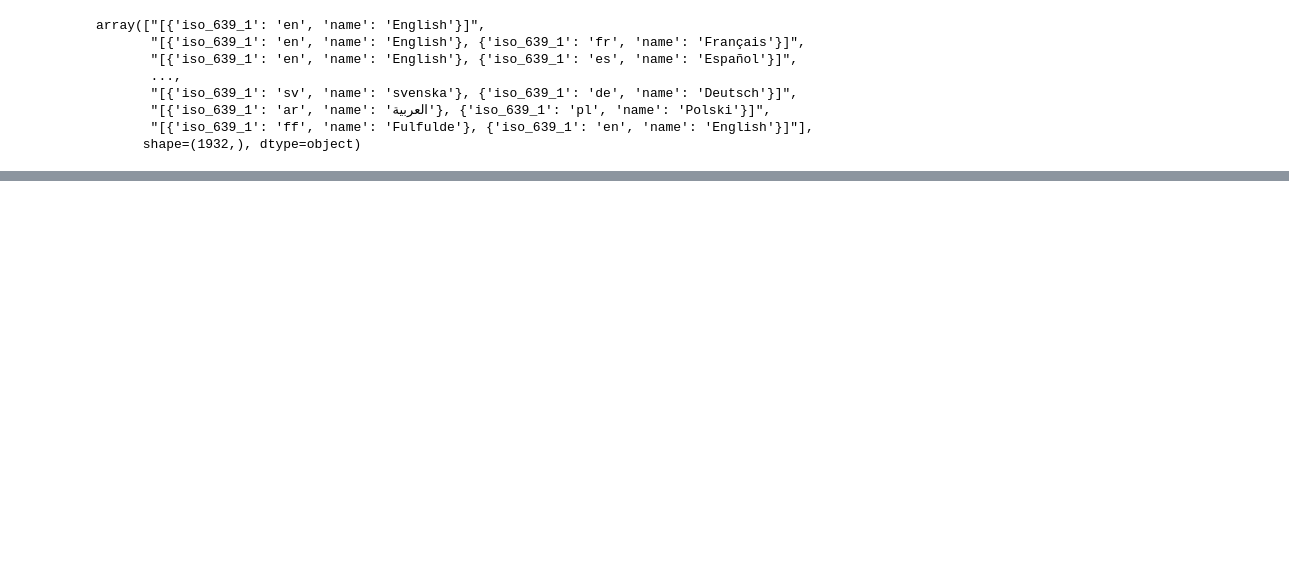
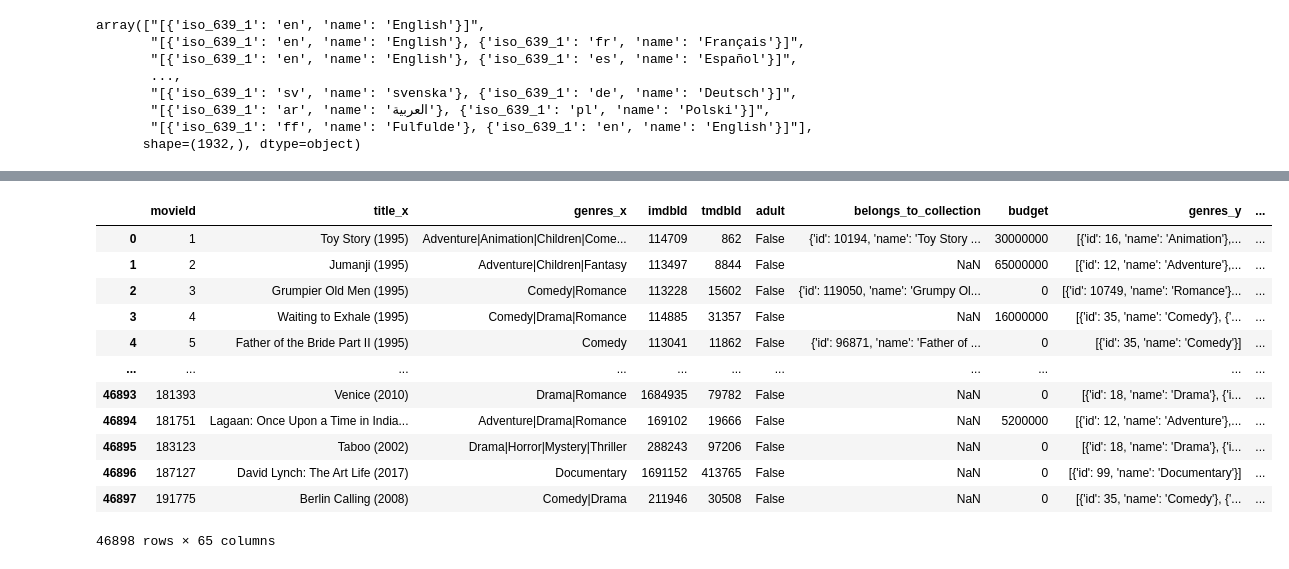
Before and after one commit to Aniket-Mishra/2_AMV10_Visual_Analytics, a Jupyter notebook: data_cleanup/4_combined_cleanup.ipynb, the cells around one changed output, grey strips where cells are left out. Drawn from its saved outputs; the diff is of its cells as text; code cells hidden in the pictures; blank space fills up the shorter version.

```diff
--- a/data_cleanup/4_combined_cleanup.ipynb
+++ b/data_cleanup/4_combined_cleanup.ipynb
@@ -207,0 +252,16 @@ array(["[{'iso_639_1': 'en', 'name': 'English'}]",
+# %%
+# movies_full['main_language'] = movies_full['spoken_language_names'].apply(
+#     lambda x: x[0] if isinstance(x, list) and len(x) > 0 else None
+# )
+# movies_full['main_country'] = movies_full['production_country_names'].apply(
+#     lambda x: x[0] if isinstance(x, list) and len(x) > 0 else None
+# )
+
+movies_full['main_language'] = movies_full['spoken_language_names'].apply(
+    lambda x: unidecode(x[0]) if isinstance(x, list) and len(x) > 0 else None
+)
+
+# Main production country with transliteration
+movies_full['main_country'] = movies_full['production_country_names'].apply(
+    lambda x: unidecode(x[0]) if isinstance(x, list) and len(x) > 0 else None
+)
@@ -207,0 +273,8 @@ array(["[{'iso_639_1': 'en', 'name': 'English'}]",
+# %%
+movies_full['has_translation'] = movies_full.apply(
+    lambda row: [lang for lang in row['spoken_language_names'] if lang != row['main_language']]
+    if isinstance(row['spoken_language_names'], list) else [],
+    axis=1
+)
+
+movies_full['has_translation']
@@ -207,0 +298,5 @@ array(["[{'iso_639_1': 'en', 'name': 'English'}]",
+# %%
+movies_full['collection_name'] = movies_full['belongs_to_collection'].apply(
+    lambda x: ast.literal_eval(x).get('name') if pd.notnull(x) else None
+)
+movies_full.loc[movies_full['collection_name'].notnull(), ['title', 'collection_name']].head()
@@ -207,0 +334,14 @@ array(["[{'iso_639_1': 'en', 'name': 'English'}]",
+# %%
+movies_full['production_companies_parsed'] = movies_full['production_companies'].apply(
+    lambda x: ast.literal_eval(x) if pd.notnull(x) else []
+)
+
+# Step 2: Extract list of company names
+movies_full['production_company_names'] = movies_full['production_companies_parsed'].apply(
+    lambda lst: [d['name'] for d in lst if isinstance(d, dict) and 'name' in d]
+)
+
+# Step 3: Get main/first company
+movies_full['main_production_company'] = movies_full['production_company_names'].apply(
+    lambda x: x[0] if isinstance(x, list) and len(x) > 0 else None
+)
@@ -207,0 +384,16 @@ array(["[{'iso_639_1': 'en', 'name': 'English'}]",
+# %%
+movies_full
+# %% [output]
+|  | movieId | title_x | genres_x | imdbId | tmdbId | adult | belongs_to_collection | budget | genres_y | ... |
+| 0 | 1 | Toy Story (1995) | Adventure|Animation|Children|Come... | 114709 | 862 | False | {'id': 10194, 'name': 'Toy Story ... | 30000000 | [{'id': 16, 'name': 'Animation'},... | ... |
+| 1 | 2 | Jumanji (1995) | Adventure|Children|Fantasy | 113497 | 8844 | False | NaN | 65000000 | [{'id': 12, 'name': 'Adventure'},... | ... |
+| 2 | 3 | Grumpier Old Men (1995) | Comedy|Romance | 113228 | 15602 | False | {'id': 119050, 'name': 'Grumpy Ol... | 0 | [{'id': 10749, 'name': 'Romance'}... | ... |
+| 3 | 4 | Waiting to Exhale (1995) | Comedy|Drama|Romance | 114885 | 31357 | False | NaN | 16000000 | [{'id': 35, 'name': 'Comedy'}, {'... | ... |
+| 4 | 5 | Father of the Bride Part II (1995) | Comedy | 113041 | 11862 | False | {'id': 96871, 'name': 'Father of ... | 0 | [{'id': 35, 'name': 'Comedy'}] | ... |
+| ... | ... | ... | ... | ... | ... | ... | ... | ... | ... | ... |
+| 46893 | 181393 | Venice (2010) | Drama|Romance | 1684935 | 79782 | False | NaN | 0 | [{'id': 18, 'name': 'Drama'}, {'i... | ... |
+| 46894 | 181751 | Lagaan: Once Upon a Time in India... | Adventure|Drama|Romance | 169102 | 19666 | False | NaN | 5200000 | [{'id': 12, 'name': 'Adventure'},... | ... |
+| 46895 | 183123 | Taboo (2002) | Drama|Horror|Mystery|Thriller | 288243 | 97206 | False | NaN | 0 | [{'id': 18, 'name': 'Drama'}, {'i... | ... |
+| 46896 | 187127 | David Lynch: The Art Life (2017) | Documentary | 1691152 | 413765 | False | NaN | 0 | [{'id': 99, 'name': 'Documentary'}] | ... |
+| 46897 | 191775 | Berlin Calling (2008) | Comedy|Drama | 211946 | 30508 | False | NaN | 0 | [{'id': 35, 'name': 'Comedy'}, {'... | ... |
+46898 rows × 65 columns
```
Also changed, not shown: parts of 18 cells of this notebook, 1 other file.
